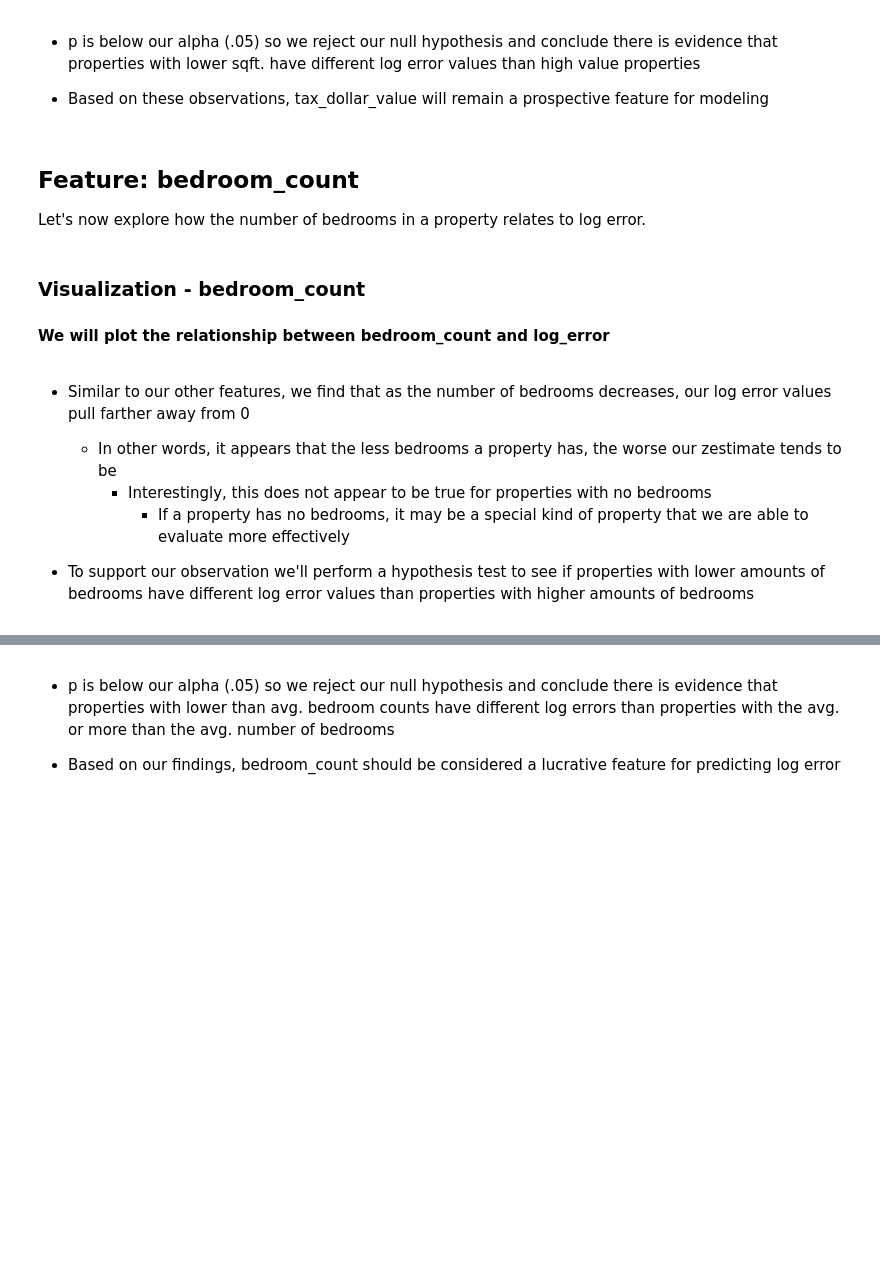
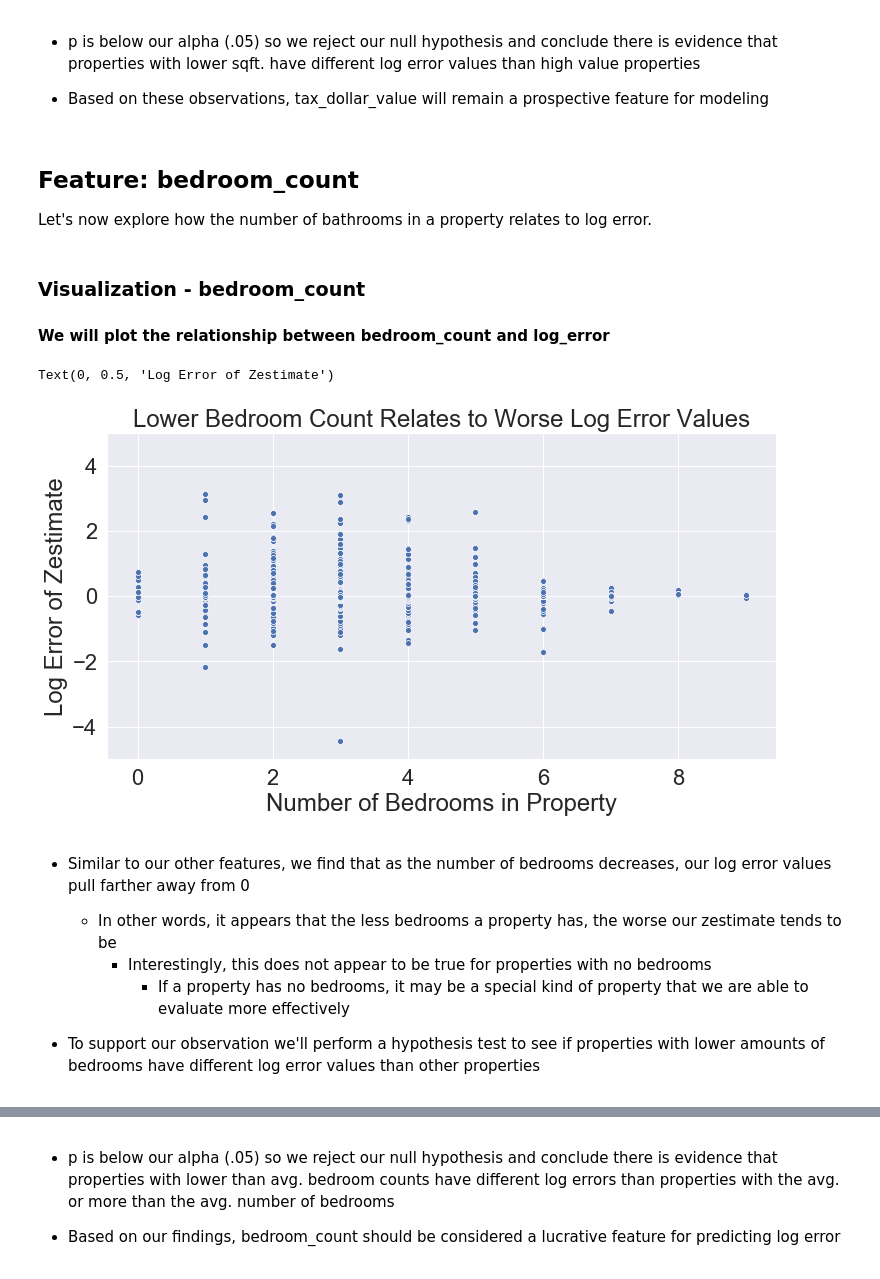
Before and after one commit to SamuelD-Data/zillow_clustering_project, a Jupyter notebook: WIP/update_notebook.ipynb, the cells around one changed output, grey strips where cells are left out. Cells and saved outputs as stored; diff of their text form; code cells hidden in the pictures; blank space fills up the shorter version.

```diff
--- a/WIP/update_notebook.ipynb
+++ b/WIP/update_notebook.ipynb
@@ -531,23 +542,27 @@ print (f'p = {p}')
 - Based on these observations, tax_dollar_value will remain a prospective feature for modeling
 # %% [markdown]
 ## Feature: bedroom_count
-Let's now explore how the number of bedrooms in a property relates to log error.
+Let's now explore how the number of bathrooms in a property relates to log error.
 # %% [markdown]
 ### Visualization - bedroom_count
 #### We will plot the relationship between bedroom_count and log_error
 # %%
 # setting figure size
 sns.set(rc = {'figure.figsize':(12,6)})
 
 # setting font size
 sns.set(font_scale = 2)
 
 # plotting scatterplot and setting title
+plt.ylim([-5, 5])
 sns.scatterplot(x = 'bedroom_count', y = 'log_error', data = train).set_title("Lower Bedroom Count Relates to Worse Log Error Values")
 
 # setting x and y label
 plt.xlabel("Number of Bedrooms in Property")
 plt.ylabel("Log Error of Zestimate")
+# %% [output]
+Text(0, 0.5, 'Log Error of Zestimate')
+[figure, added]
 # %% [markdown]
 - Similar to our other features, we find that as the number of bedrooms decreases, our log error values pull farther away from 0
     - In other words, it appears that the less bedrooms a property has, the worse our zestimate tends to be
@@ -555,7 +570,7 @@ plt.ylabel("Log Error of Zestimate")
             - If a property has no bedrooms, it may be a special kind of property that we are able to evaluate more effectively
 
 
-- To support our observation we'll perform a hypothesis test to see if properties with lower amounts of bedrooms have different log error values than properties with higher amounts of bedrooms
+- To support our observation we'll perform a hypothesis test to see if properties with lower amounts of bedrooms have different log error values than other properties
 # %% [markdown]
 ### Hypothesis Test - bedroom_count
 
```
Also changed, not shown: parts of 21 cells of this notebook, 1 other file.
